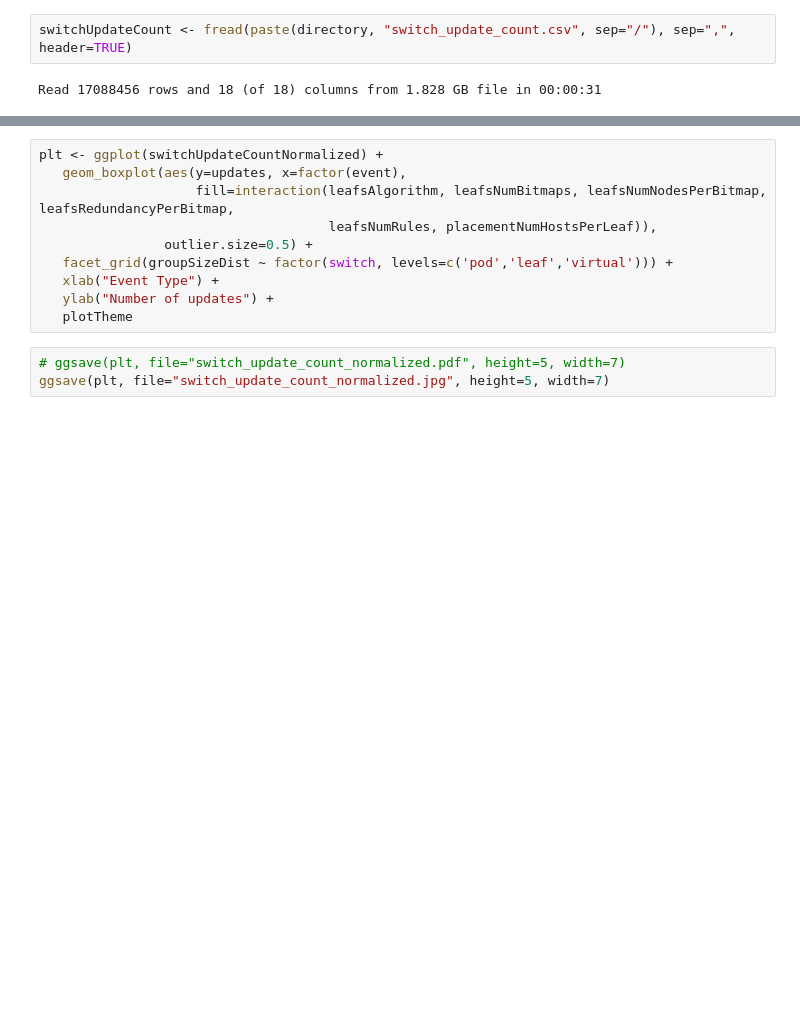
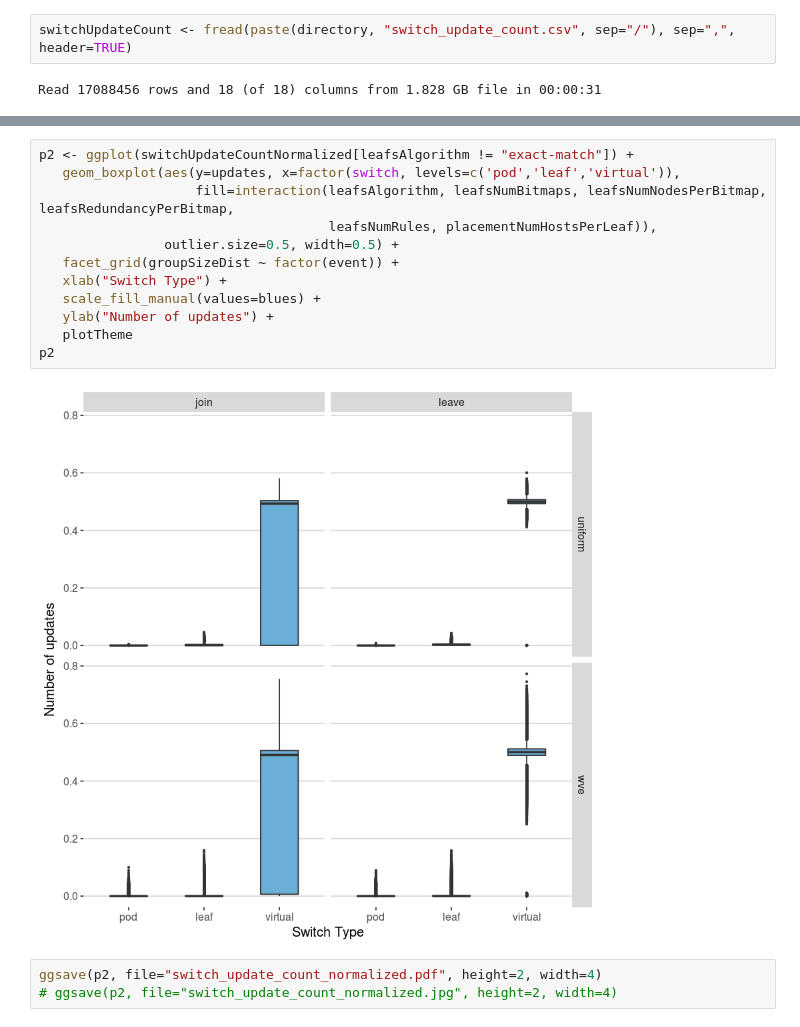
Before and after one commit to Elmo-MCast/numerical-evals, a Jupyter notebook: notebooks/12-24-2017/baseerat-1M-dynamic-plots (R).ipynb, the cells around one changed output, grey strips where cells are left out. Saved outputs shown, nothing was run; the diff lists cells and outputs as text; blank space fills up the shorter version.

```diff
--- a/notebooks/12-24-2017/baseerat-1M-dynamic-plots (R).ipynb
+++ b/notebooks/12-24-2017/baseerat-1M-dynamic-plots (R).ipynb
@@ -64,13 +85,17 @@ head(switchUpdateCountNormalized)
 # %%
-plt <- ggplot(switchUpdateCountNormalized) +
-   geom_boxplot(aes(y=updates, x=factor(event),
+p2 <- ggplot(switchUpdateCountNormalized[leafsAlgorithm != "exact-match"]) +
+   geom_boxplot(aes(y=updates, x=factor(switch, levels=c('pod','leaf','virtual')),
                     fill=interaction(leafsAlgorithm, leafsNumBitmaps, leafsNumNodesPerBitmap, leafsRedundancyPerBitmap,
                                      leafsNumRules, placementNumHostsPerLeaf)),
-                outlier.size=0.5) +
-   facet_grid(groupSizeDist ~ factor(switch, levels=c('pod','leaf','virtual'))) +
-   xlab("Event Type") +
+                outlier.size=0.5, width=0.5) +
+   facet_grid(groupSizeDist ~ factor(event)) +
+   xlab("Switch Type") +
+   scale_fill_manual(values=blues) +
    ylab("Number of updates") +
    plotTheme
+p2
+# %% [output]
+[figure, added]
 # %%
-# ggsave(plt, file="switch_update_count_normalized.pdf", height=5, width=7)
-ggsave(plt, file="switch_update_count_normalized.jpg", height=5, width=7)
+ggsave(p2, file="switch_update_count_normalized.pdf", height=2, width=4)
+# ggsave(p2, file="switch_update_count_normalized.jpg", height=2, width=4)
```
Also changed, not shown: parts of 6 cells of this notebook, 16 other files.
